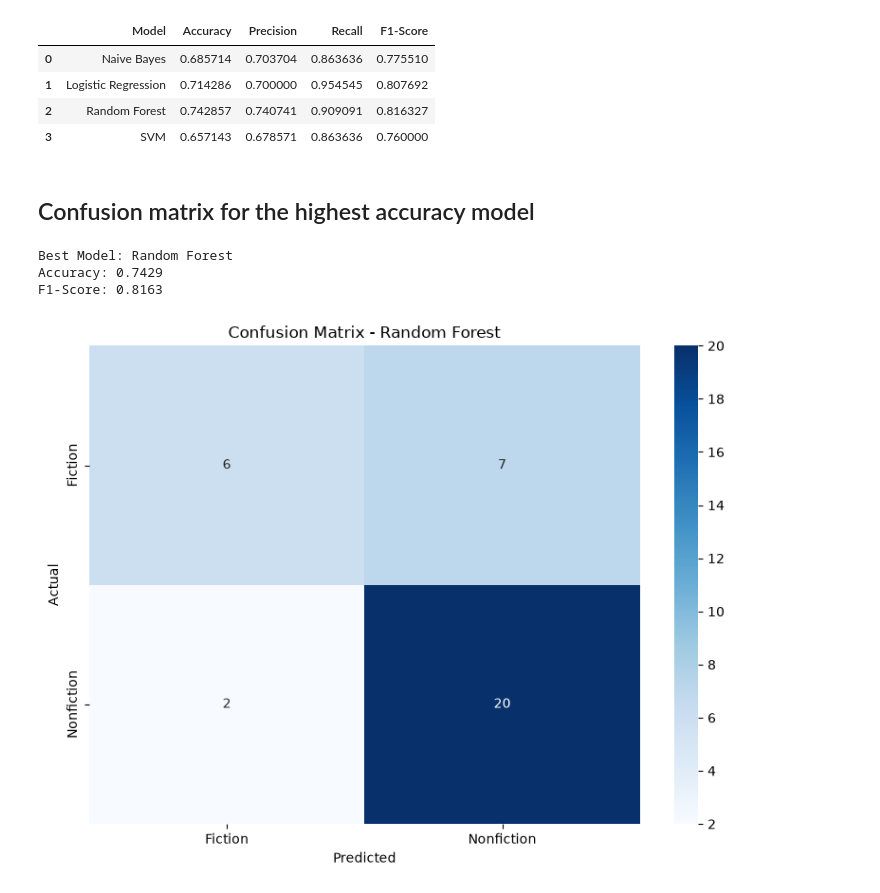
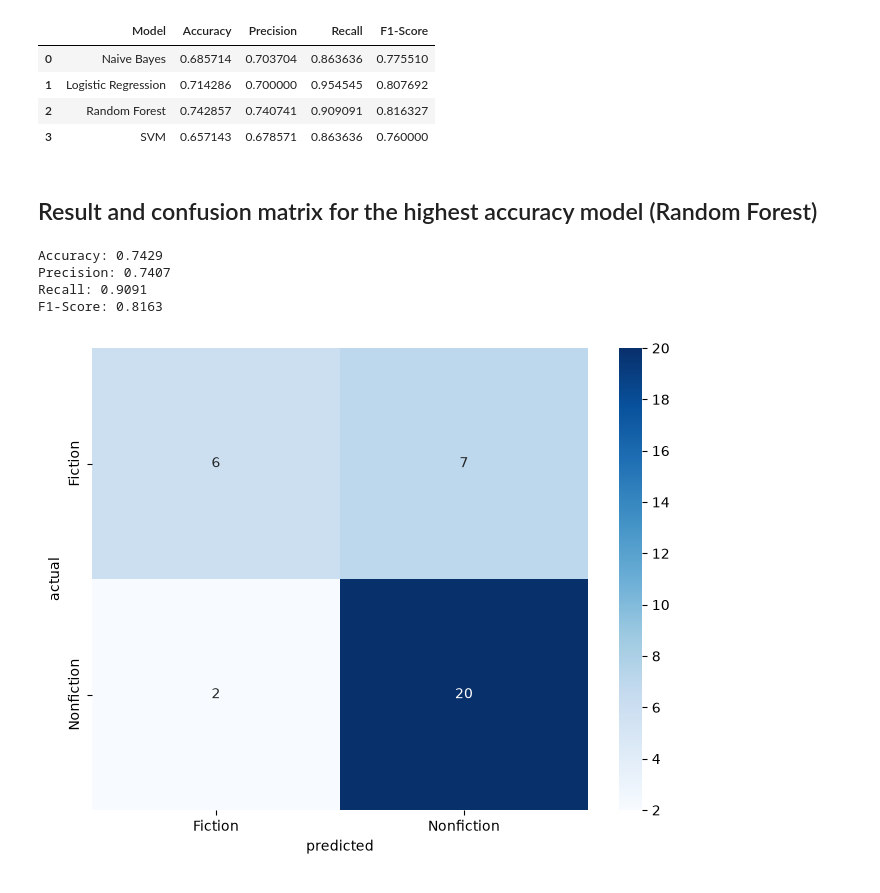
Before and after one commit to mdjawadulhasan/BookGenreClassifier, a Jupyter notebook: notebooks/04_modeling.ipynb, the cells around one changed output. Drawn from its saved outputs; the diff is of its cells as text; code cells hidden in the pictures.

```diff
--- a/notebooks/04_modeling.ipynb
+++ b/notebooks/04_modeling.ipynb
@@ -319,44 +306,37 @@ display(results_df)
 | 2 | Random Forest | 0.742857 | 0.740741 | 0.909091 | 0.816327 |
 | 3 | SVM | 0.657143 | 0.678571 | 0.863636 | 0.760000 |
 # %% [markdown]
-## Confusion matrix for the highest accuracy model
+## Result and confusion matrix for the highest accuracy model (Random Forest)
-# %%
-best_model_idx=results_df['Accuracy'].idxmax()
-best_model_name=results_df.loc[best_model_idx, 'Model']
-
-predictions = {
-    'Naive Bayes': y_pred_nb,
-    'Logistic Regression': y_pred_lr,
-    'Random Forest': y_pred_rf,
-    'SVM': y_pred_svm
-}
-
-y_pred_best = predictions[best_model_name]
-
-print(f"\nBest Model: {best_model_name}")
-print(f"Accuracy: {accuracy_score(y_test, y_pred_best):.4f}")
-print(f"F1-Score: {f1_score(y_test, y_pred_best):.4f}")
-
-cm = confusion_matrix(y_test, y_pred_best)
-
-plt.figure(figsize=(8, 6))
-
-sns.heatmap(
-    cm,
-    annot=True,
-    fmt='d',
-    cmap='Blues',
-    xticklabels=label_encoder.classes_,
-    yticklabels=label_encoder.classes_
-)
-
-plt.title(f'Confusion Matrix - {best_model_name}')
-plt.ylabel('Actual')
-plt.xlabel('Predicted')
-plt.tight_layout()
-plt.show()
-# %% [output]
-Best Model: Random Forest
-Accuracy: 0.7429
-F1-Score: 0.8163
-[figure, removed]
+# %%
+from sklearn.metrics import confusion_matrix
+import matplotlib.pyplot as plt
+import seaborn as sns
+
+print(f"Accuracy: {accuracy_score(y_test, y_pred_rf):.4f}")
+print(f"Precision: {precision_score(y_test, y_pred_rf):.4f}")
+print(f"Recall: {recall_score(y_test, y_pred_rf):.4f}")
+print(f"F1-Score: {f1_score(y_test, y_pred_rf):.4f}")
+
+cm = confusion_matrix(y_test, y_pred_rf)
+
+plt.figure(figsize=(8, 6))
+
+sns.heatmap(
+    cm,
+    annot=True,
+    fmt='d',
+    cmap='Blues',
+    xticklabels=label_encoder.classes_,
+    yticklabels=label_encoder.classes_
+)
+
+plt.ylabel('actual')
+plt.xlabel('predicted')
+
+plt.show()
+# %% [output]
+Accuracy: 0.7429
+Precision: 0.7407
+Recall: 0.9091
+F1-Score: 0.8163
+[figure, added]
```
Also changed, not shown: parts of 21 cells of this notebook.
